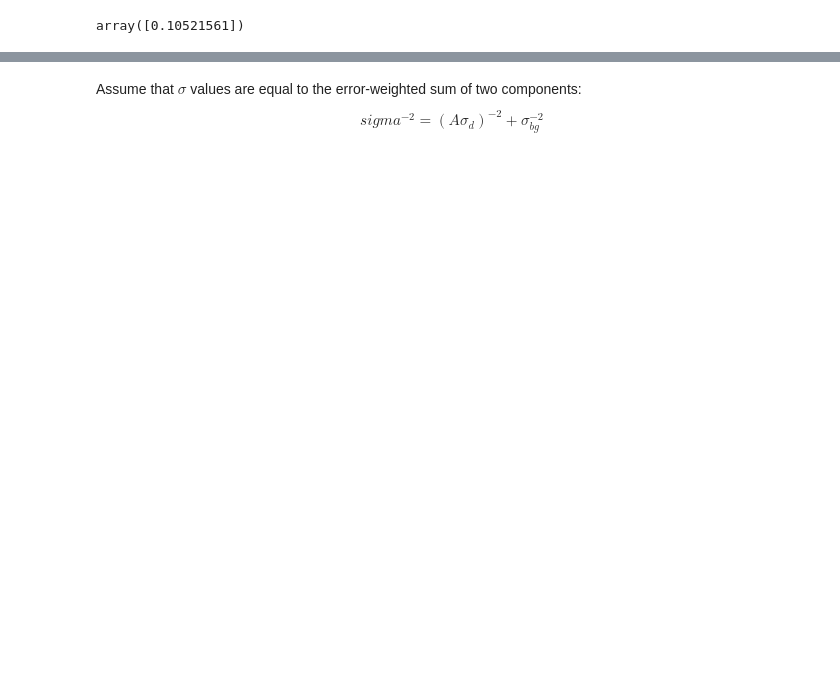
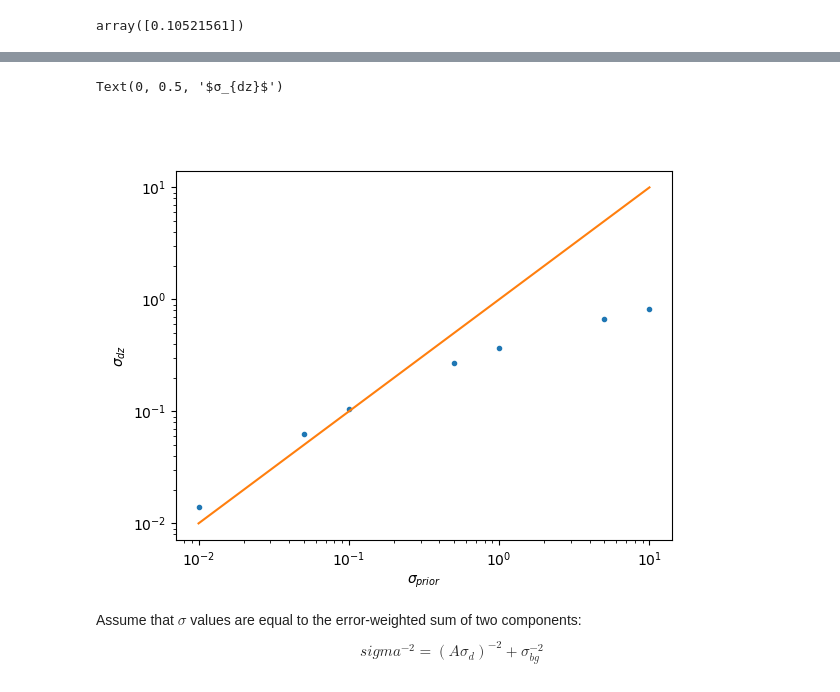
Before and after one commit to SmithB/LSsurf, a Jupyter notebook: notebooks/match_dz_demo.ipynb, the cells around one changed output, grey strips where cells are left out. Cells and saved outputs as stored; diff of their text form; code cells hidden in the pictures; blank space fills up the shorter version.

```diff
--- a/notebooks/match_dz_demo.ipynb
+++ b/notebooks/match_dz_demo.ipynb
@@ -100,13 +164,13 @@ array([0.10521561])
 # %%
 S_dict_sigma={}
 for this_sigma_prior in [0.01, 0.05, 0.1, 0.5, 1., 5., 10.]:
-    print(this_sigma_prior)
+    print(f'σ_prior = {this_sigma_prior}')
     D_prior=pc.grid.data().from_dict({'x':xp[0,:,0].ravel(), 'y':x0,
                              'dz':(tp-t0[0])/W['t']*prior_amp*np.cos(2*np.pi*yp/lambda_x),
                              'time':t0, 'sigma_dz':np.zeros_like(xp)+this_sigma_prior})
     D_prior.to_h5('match_dz_data.h5', group='dz', replace=True)
     S_dict_sigma[this_sigma_prior]=\
-        smooth_xytb_fit_aug(data=data, ctr=ctr, W=W, spacing=m_spacing, E_RMS=E_RMS,
+        smooth_fit(data=data, ctr=ctr, W=W, spacing=m_spacing, E_RMS=E_RMS,
                  reference_epoch=ref_epoch, compute_E=True,
                  max_iterations=1, prior_args=prior_args,
                  VERBOSE=False,
@@ -114,18 +193,23 @@ for this_sigma_prior in [0.01, 0.05, 0.1, 0.5, 1., 5., 10.]:
 # %%
 sigma_prior_vals=np.array(list(S_dict_sigma.keys()))
 sigma_dz_vals=sigma_prior_vals*np.NaN
 
 for ii, key in enumerate(sigma_prior_vals):
     Si =S_dict_sigma[key]
 
     t_ind = np.flatnonzero(Si['E']['sigma_dz'].time==2)
     x_ind = np.flatnonzero(Si['E']['sigma_dz'].x==3000)
     y_ind = np.flatnonzero(Si['E']['sigma_dz'].y==0)
 
     sigma_dz_vals[ii] = Si['E']['sigma_dz'].sigma_dz[y_ind, x_ind, t_ind]
 
 plt.figure(); plt.loglog(sigma_prior_vals, sigma_dz_vals,'.')
 plt.loglog(sigma_prior_vals, sigma_prior_vals)
+plt.gca().set_xlabel('$σ_{prior}$')
+plt.gca().set_ylabel('$σ_{dz}$')
+# %% [output]
+Text(0, 0.5, '$σ_{dz}$')
+[figure, added]
 # %% [markdown]
 Assume that $\sigma$ values are equal to the error-weighted sum of two components:
 $$sigma^{-2} = (A \sigma_d)^{-2} + \sigma_{bg}^{-2}$$
```
Also changed, not shown: parts of 15 cells of this notebook.
